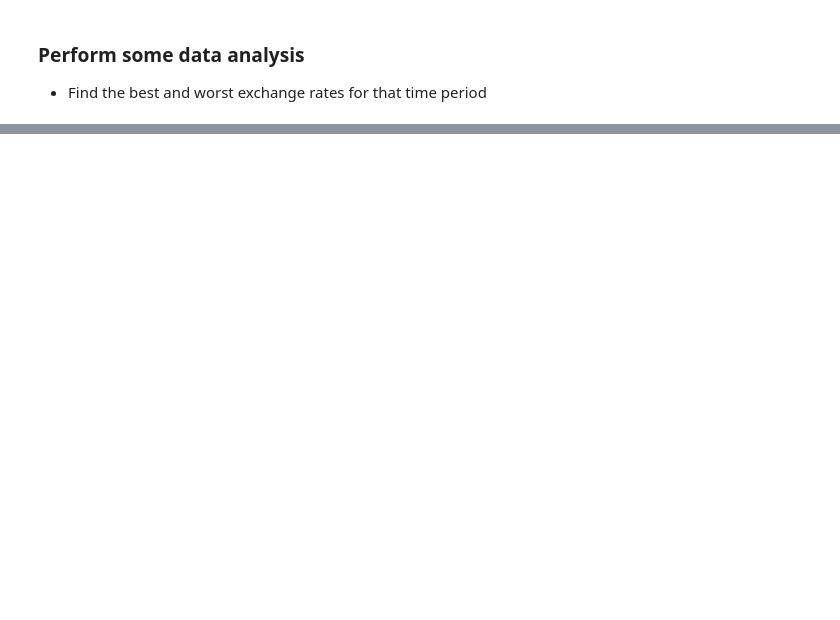
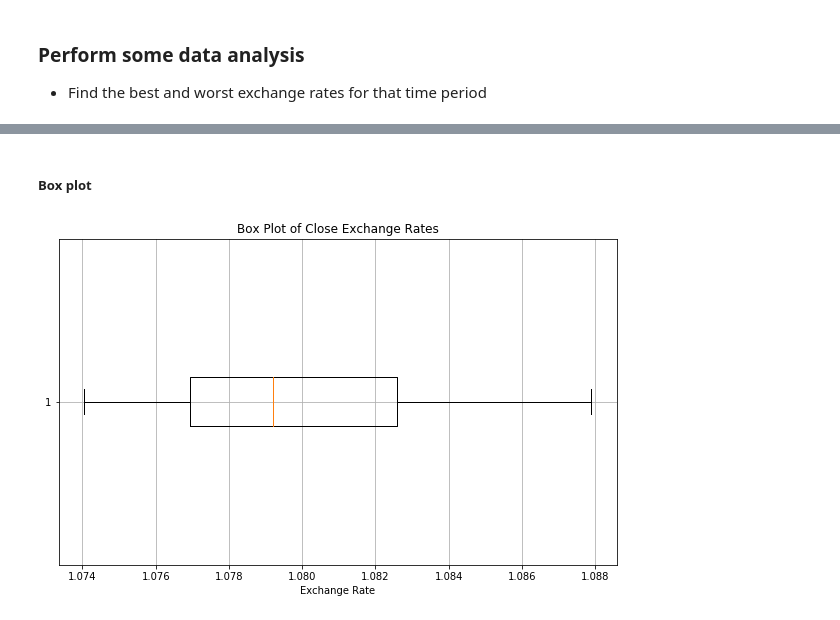
Before and after one commit to MaliHb/exchange-rates-analysis, a Jupyter notebook: exchange_rates_analysis.ipynb, the cells around one changed output, grey strips where cells are left out. Cells and saved outputs as stored; diff of their text form; code cells hidden in the pictures; blank space fills up the shorter version.

```diff
--- a/exchange_rates_analysis.ipynb
+++ b/exchange_rates_analysis.ipynb
@@ -154,0 +279,12 @@ print(f"Worst exchange rate ({worst_date}): {worst_rate}")
+# %% [markdown]
+##### Box plot
+# %%
+plt.figure(figsize=(10, 6))
+plt.boxplot(exchange_df['Close'], vert=False)
+plt.title('Box Plot of Close Exchange Rates')
+plt.xlabel('Exchange Rate')
+plt.grid(True)
+plt.savefig('exchange_rate_boxplot.png')
+plt.show()
+# %% [output]
+[figure, added]
```
Also changed, not shown: parts of 20 cells of this notebook, 1 other file.
